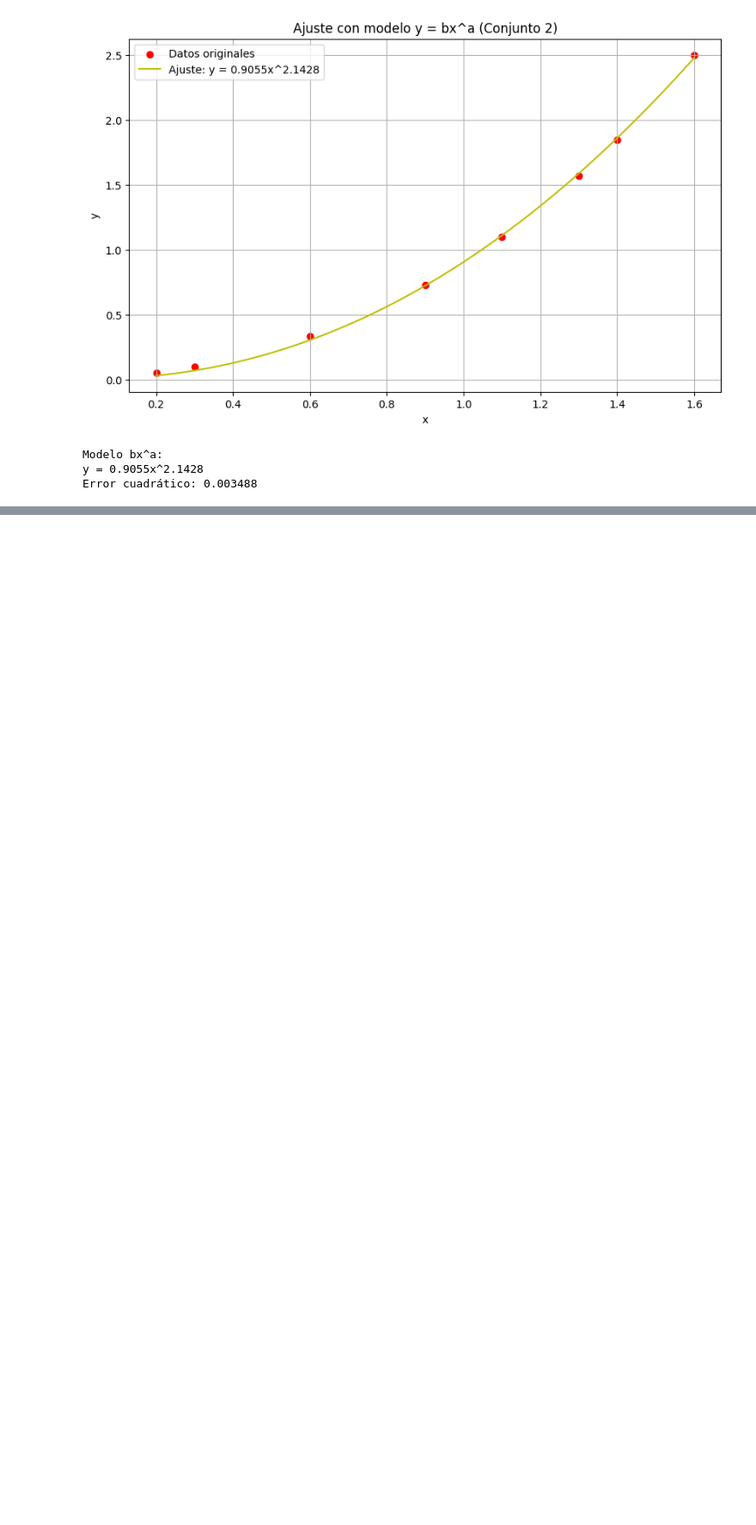
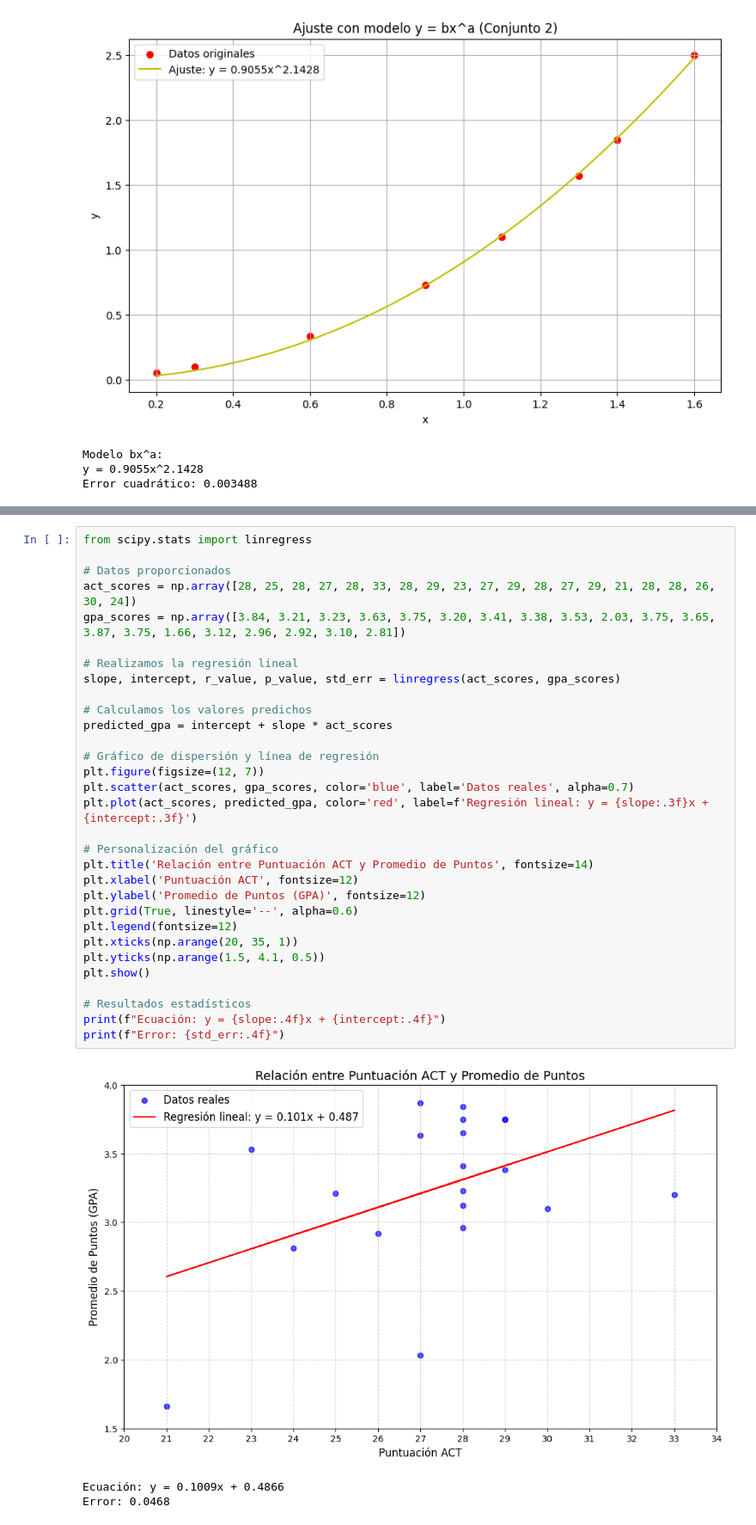
Before and after one commit to SebastianMoralesEpn/Github1.0, a Jupyter notebook: Tareas/[Tarea 08] Ejercicios Unidad 03-C mínimos cuadrados/[Tarea 08] Ejercicios Unidad 03-C mínimos cuadrados - Morales Sebastian.ipynb, the cells around one changed output, grey strips where cells are left out. Shown at 86% size. Drawn from its saved outputs; the diff is of its cells as text; blank space fills up the shorter version.

```diff
--- a/Tareas/[Tarea 08] Ejercicios Unidad 03-C mínimos cuadrados/[Tarea 08] Ejercicios Unidad 03-C mínimos cuadrados - Morales Sebastian.ipynb
+++ b/Tareas/[Tarea 08] Ejercicios Unidad 03-C mínimos cuadrados/[Tarea 08] Ejercicios Unidad 03-C mínimos cuadrados - Morales Sebastian.ipynb
@@ -362,0 +367,35 @@ Error cuadrático: 0.003488
+# %%
+from scipy.stats import linregress
+
+# Datos proporcionados
+act_scores = np.array([28, 25, 28, 27, 28, 33, 28, 29, 23, 27, 29, 28, 27, 29, 21, 28, 28, 26, 30, 24])
+gpa_scores = np.array([3.84, 3.21, 3.23, 3.63, 3.75, 3.20, 3.41, 3.38, 3.53, 2.03, 3.75, 3.65, 3.87, 3.75, 1.66, 3.12, 2.96, 2.92, 3.10, 2.81])
+
+# Realizamos la regresión lineal
+slope, intercept, r_value, p_value, std_err = linregress(act_scores, gpa_scores)
+
+# Calculamos los valores predichos
+predicted_gpa = intercept + slope * act_scores
+
+# Gráfico de dispersión y línea de regresión
+plt.figure(figsize=(12, 7))
+plt.scatter(act_scores, gpa_scores, color='blue', label='Datos reales', alpha=0.7)
+plt.plot(act_scores, predicted_gpa, color='red', label=f'Regresión lineal: y = {slope:.3f}x + {intercept:.3f}')
+
+# Personalización del gráfico
+plt.title('Relación entre Puntuación ACT y Promedio de Puntos', fontsize=14)
+plt.xlabel('Puntuación ACT', fontsize=12)
+plt.ylabel('Promedio de Puntos (GPA)', fontsize=12)
+plt.grid(True, linestyle='--', alpha=0.6)
+plt.legend(fontsize=12)
+plt.xticks(np.arange(20, 35, 1))
+plt.yticks(np.arange(1.5, 4.1, 0.5))
+plt.show()
+
+# Resultados estadísticos
+print(f"Ecuación: y = {slope:.4f}x + {intercept:.4f}")
+print(f"Error: {std_err:.4f}")
+# %% [output]
+[figure, added]
+Ecuación: y = 0.1009x + 0.4866
+Error: 0.0468
```
Also changed, not shown: parts of 5 cells of this notebook.
